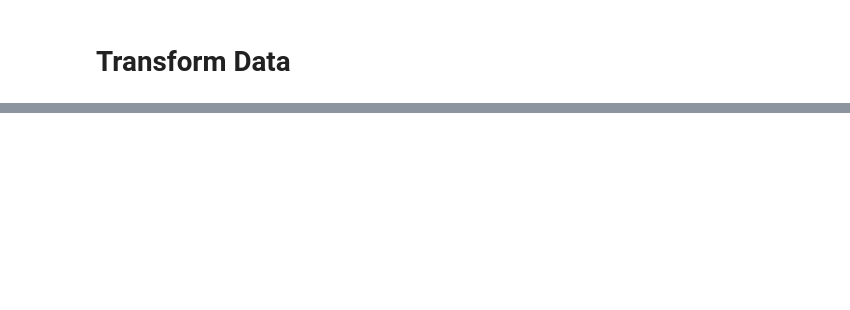
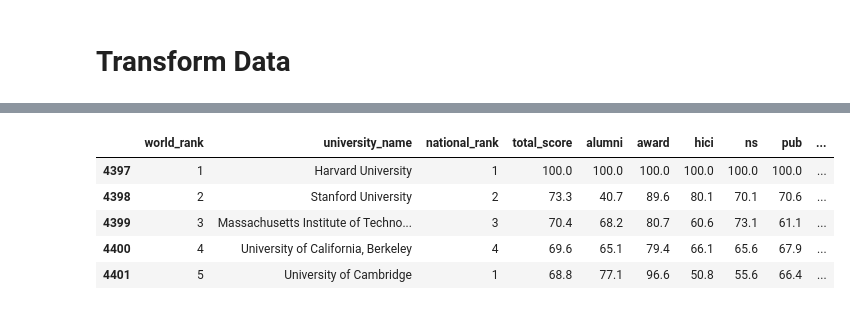
Before and after one commit to tracygoznikar/ETL_Project, a Jupyter notebook: world_rankings.ipynb, the cells around one changed output, grey strips where cells are left out. Saved outputs shown, nothing was run; the diff lists cells and outputs as text; code cells hidden in the pictures; blank space fills up the shorter version.

```diff
--- a/world_rankings.ipynb
+++ b/world_rankings.ipynb
@@ -79,0 +113,9 @@ times_USA.head()
+# %%
+shanghai_rankyear.head()
+# %% [output]
+|  | world_rank | university_name | national_rank | total_score | alumni | award | hici | ns | pub | ... |
+| 4397 | 1 | Harvard University | 1 | 100.0 | 100.0 | 100.0 | 100.0 | 100.0 | 100.0 | ... |
+| 4398 | 2 | Stanford University | 2 | 73.3 | 40.7 | 89.6 | 80.1 | 70.1 | 70.6 | ... |
+| 4399 | 3 | Massachusetts Institute of Techno... | 3 | 70.4 | 68.2 | 80.7 | 60.6 | 73.1 | 61.1 | ... |
+| 4400 | 4 | University of California, Berkeley | 4 | 69.6 | 65.1 | 79.4 | 66.1 | 65.6 | 67.9 | ... |
+| 4401 | 5 | University of Cambridge | 1 | 68.8 | 77.1 | 96.6 | 50.8 | 55.6 | 66.4 | ... |
```
Also changed, not shown: parts of 16 cells of this notebook.
